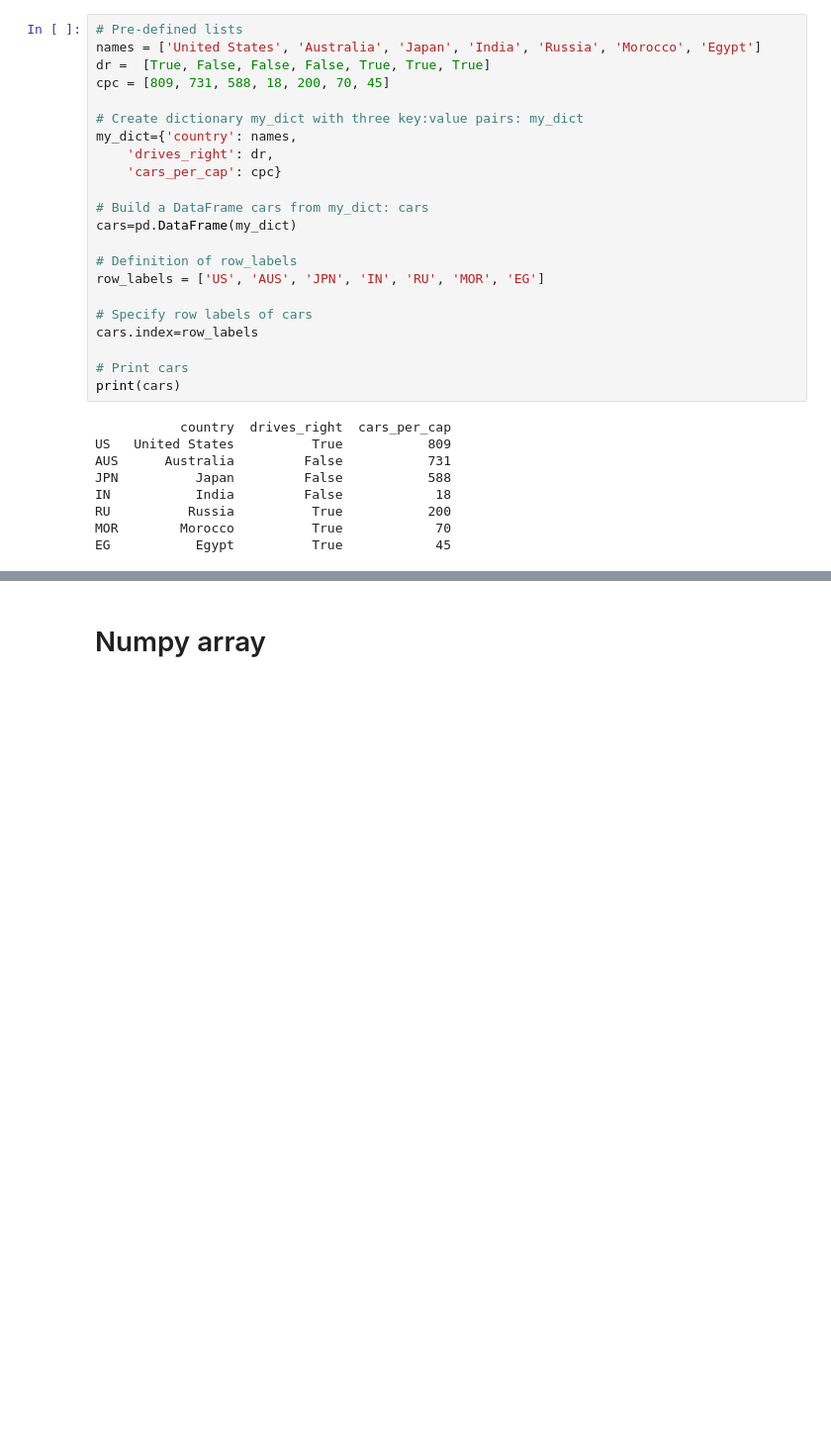
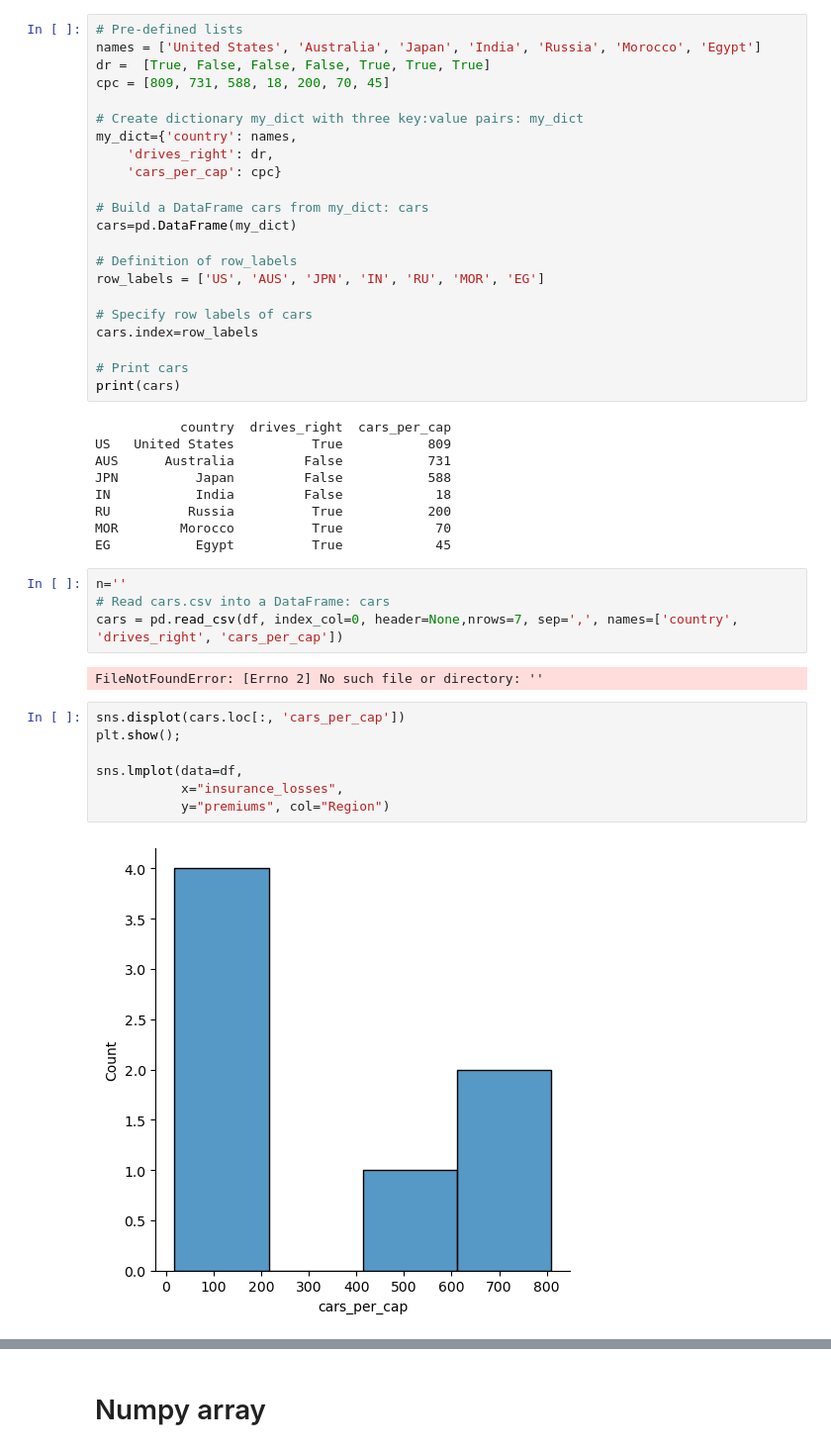
Before and after one commit to Daviedavie100/DatacampPythonDataAnalysis, a Jupyter notebook: Datacamp.ipynb, the cells around one changed output, grey strips where cells are left out. Shown at 99% size. Cells and saved outputs as stored; diff of their text form; blank space fills up the shorter version.

```diff
--- a/Datacamp.ipynb
+++ b/Datacamp.ipynb
@@ -76,3 +98,18 @@ IN           India         False            18
 RU          Russia          True           200
 MOR        Morocco          True            70
 EG           Egypt          True            45
+# %%
+n=''
+# Read cars.csv into a DataFrame: cars
+cars = pd.read_csv(df, index_col=0, header=None,nrows=7, sep=',', names=['country', 'drives_right', 'cars_per_cap'])
+# %% [output]
+FileNotFoundError: [Errno 2] No such file or directory: ''
+# %%
+sns.displot(cars.loc[:, 'cars_per_cap'])
+plt.show();
+
+sns.lmplot(data=df,
+           x="insurance_losses",
+           y="premiums", col="Region")
+# %% [output]
+[figure, added]
```
Also changed, not shown: parts of 106 cells of this notebook.
